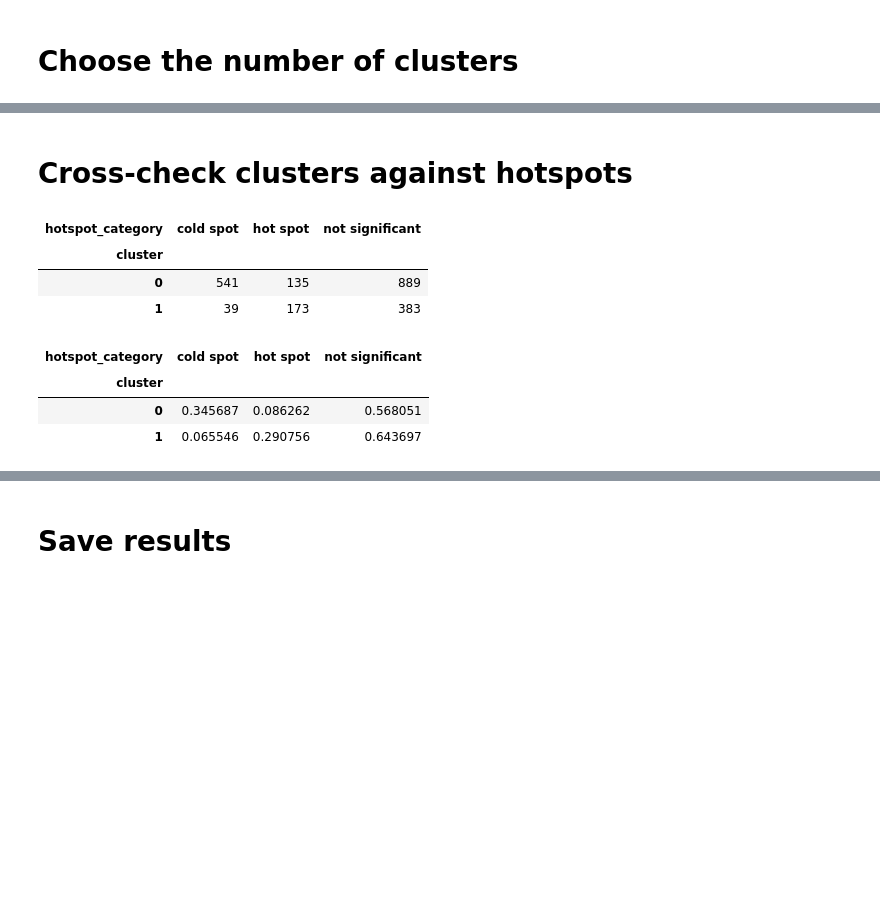
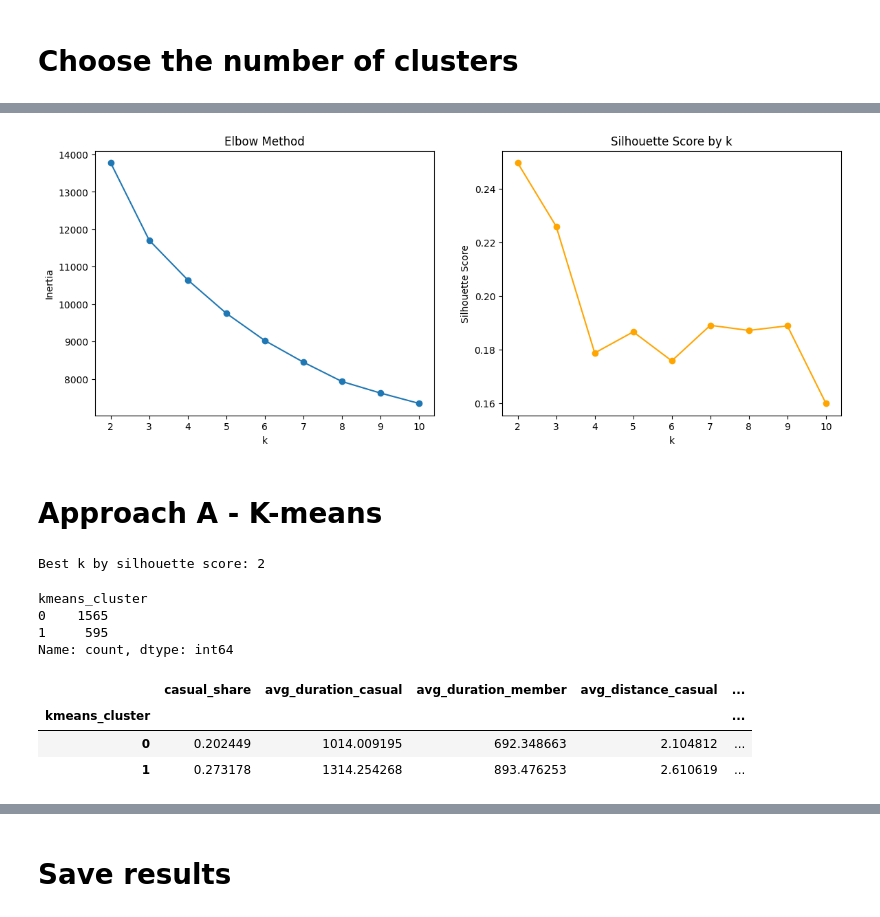
Before and after one commit to ameliatuttle26/Citybike-mapping, a Jupyter notebook: Notebooks/04_clustering.ipynb, the cells around one changed output, grey strips where cells are left out. Drawn from its saved outputs; the diff is of its cells as text; code cells hidden in the pictures; blank space fills up the shorter version.

```diff
--- a/Notebooks/04_clustering.ipynb
+++ b/Notebooks/04_clustering.ipynb
@@ -91,10 +95,8 @@ X_scaled_df.describe()
 # %%
 from sklearn.cluster import KMeans
 
-inertias = []
-k_range = range(2, 11)
+km_check_a = KMeans(n_clusters=4, random_state=42, n_init=10).fit_predict(X_scaled)
+km_check_b = KMeans(n_clusters=4, random_state=99, n_init=10).fit_predict(X_scaled)
 
-for k in k_range:
-    km = KMeans(n_clusters=k, random_state=42, n_init=10)
-    km.fit(X_scaled)
-    inertias.append(km.inertia_)
+print(f"Cluster sizes (seed 42): {pd.Series(km_check_a).value_counts().sort_index().tolist()}")
+print(f"Cluster sizes (seed 99): {pd.Series(km_check_b).value_counts().sort_index().tolist()}")
@@ -168,17 +131,41 @@ Cluster 1 sample stations:
-# %% [markdown]
-# Cross-check clusters against hotspots
-# %%
-pd.crosstab(df['cluster'], df['hotspot_category'])
-# %% [output]
-| hotspot_category | cold spot | hot spot | not significant |
-| cluster |  |  |  |
-| 0 | 541 | 135 | 889 |
-| 1 | 39 | 173 | 383 |
-# %%
-# same thing as proportions within each cluster, easier to read
-pd.crosstab(df['cluster'], df['hotspot_category'], normalize='index')
-# %% [output]
-| hotspot_category | cold spot | hot spot | not significant |
-| cluster |  |  |  |
-| 0 | 0.345687 | 0.086262 | 0.568051 |
-| 1 | 0.065546 | 0.290756 | 0.643697 |
+# %%
+import matplotlib.pyplot as plt
+
+fig, axes = plt.subplots(1, 2, figsize=(14, 5))
+axes[0].plot(list(k_range), inertias, marker='o')
+axes[0].set_xlabel('k')
+axes[0].set_ylabel('Inertia')
+axes[0].set_title('Elbow Method')
+
+axes[1].plot(list(k_range), silhouette_scores, marker='o', color='orange')
+axes[1].set_xlabel('k')
+axes[1].set_ylabel('Silhouette Score')
+axes[1].set_title('Silhouette Score by k')
+plt.show()
+# %% [output]
+[figure, added]
+# %% [markdown]
+# Approach A - K-means
+# %%
+best_k = k_range[np.argmax(silhouette_scores)]
+print(f"Best k by silhouette score: {best_k}")
+
+kmeans = KMeans(n_clusters=best_k, random_state=42, n_init=10)
+df['kmeans_cluster'] = kmeans.fit_predict(X_scaled)
+# %% [output]
+Best k by silhouette score: 2
+# %%
+df['kmeans_cluster'].value_counts().sort_index()
+# %% [output]
+kmeans_cluster
+0    1565
+1     595
+Name: count, dtype: int64
+# %%
+profile_cols = cluster_features + ['casual_share', 'total_trips']
+df.groupby('kmeans_cluster')[profile_cols].mean()
+# %% [output]
+|  | casual_share | avg_duration_casual | avg_duration_member | avg_distance_casual | ... |
+| kmeans_cluster |  |  |  |  | ... |
+| 0 | 0.202449 | 1014.009195 | 692.348663 | 2.104812 | ... |
+| 1 | 0.273178 | 1314.254268 | 893.476253 | 2.610619 | ... |
```
Also changed, not shown: parts of 18 cells of this notebook.
